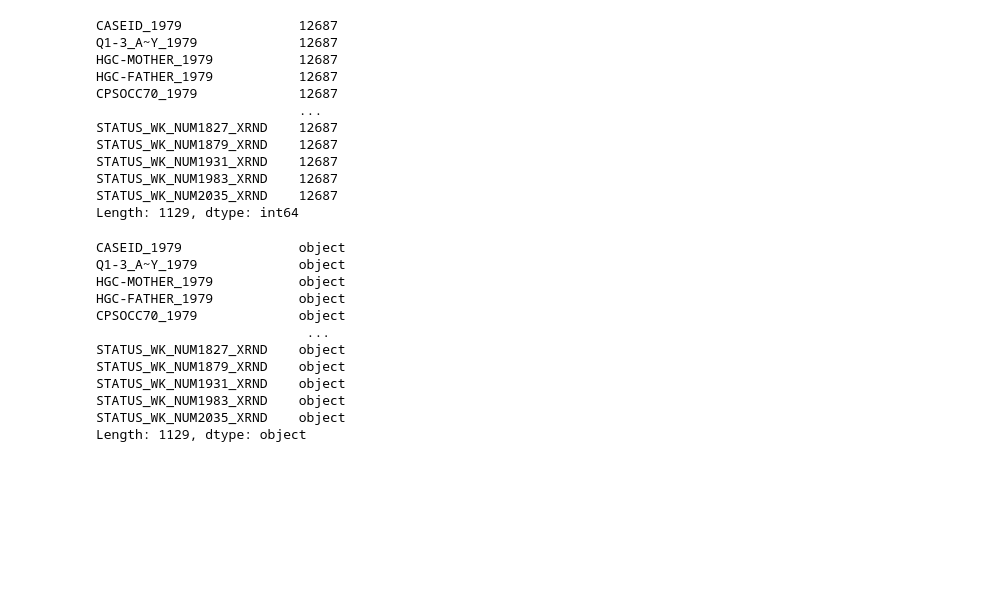
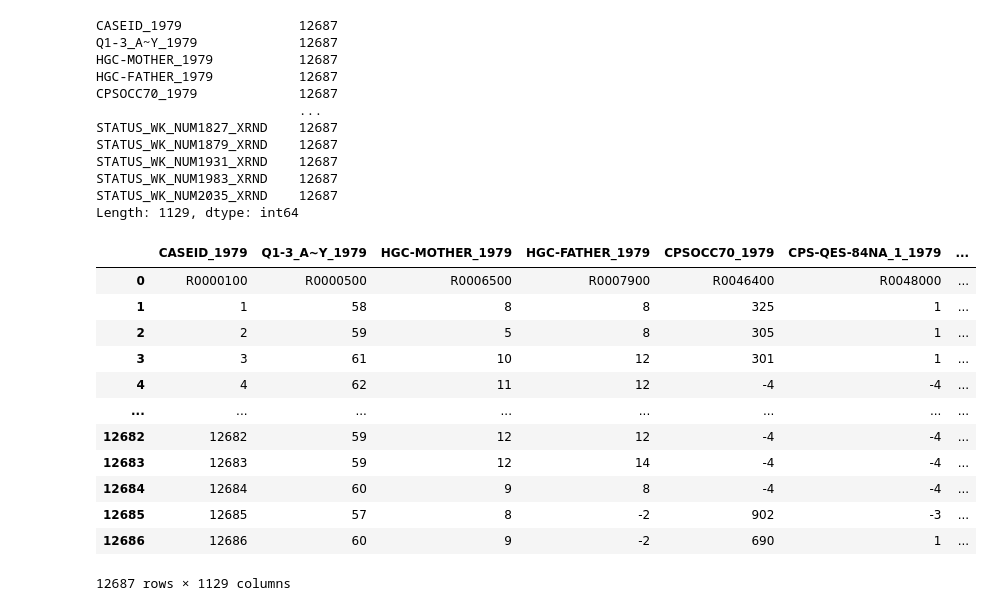
Before and after one commit to mspp-data-studio-2021/aptitude-analysis, a Jupyter notebook: code/01. Create variables for analysis.ipynb, the cells around one changed output. Cells and saved outputs as stored; diff of their text form; code cells hidden in the pictures; blank space fills up the shorter version.

```diff
--- a/code/01. Create variables for analysis.ipynb
+++ b/code/01. Create variables for analysis.ipynb
@@ -1178,18 +1180,21 @@ STATUS_WK_NUM1931_XRND    12687
 STATUS_WK_NUM1983_XRND    12687
 STATUS_WK_NUM2035_XRND    12687
 Length: 1129, dtype: int64
-# %%
-data.dtypes
-# %% [output]
-CASEID_1979               object
-Q1-3_A~Y_1979             object
-HGC-MOTHER_1979           object
-HGC-FATHER_1979           object
-CPSOCC70_1979             object
-                           ...
-STATUS_WK_NUM1827_XRND    object
-STATUS_WK_NUM1879_XRND    object
-STATUS_WK_NUM1931_XRND    object
-STATUS_WK_NUM1983_XRND    object
-STATUS_WK_NUM2035_XRND    object
-Length: 1129, dtype: object
+# %%
+# Convert the data to a DataFrame and then to numpy array
+df = pd.DataFrame(data)
+display(df)
+# %% [output]
+|  | CASEID_1979 | Q1-3_A~Y_1979 | HGC-MOTHER_1979 | HGC-FATHER_1979 | CPSOCC70_1979 | CPS-QES-84NA_1_1979 | ... |
+| 0 | R0000100 | R0000500 | R0006500 | R0007900 | R0046400 | R0048000 | ... |
+| 1 | 1 | 58 | 8 | 8 | 325 | 1 | ... |
+| 2 | 2 | 59 | 5 | 8 | 305 | 1 | ... |
+| 3 | 3 | 61 | 10 | 12 | 301 | 1 | ... |
+| 4 | 4 | 62 | 11 | 12 | -4 | -4 | ... |
+| ... | ... | ... | ... | ... | ... | ... | ... |
+| 12682 | 12682 | 59 | 12 | 12 | -4 | -4 | ... |
+| 12683 | 12683 | 59 | 12 | 14 | -4 | -4 | ... |
+| 12684 | 12684 | 60 | 9 | 8 | -4 | -4 | ... |
+| 12685 | 12685 | 57 | 8 | -2 | 902 | -3 | ... |
+| 12686 | 12686 | 60 | 9 | -2 | 690 | 1 | ... |
+12687 rows × 1129 columns
```
Also changed, not shown: parts of 14 cells of this notebook, 1 other file.
